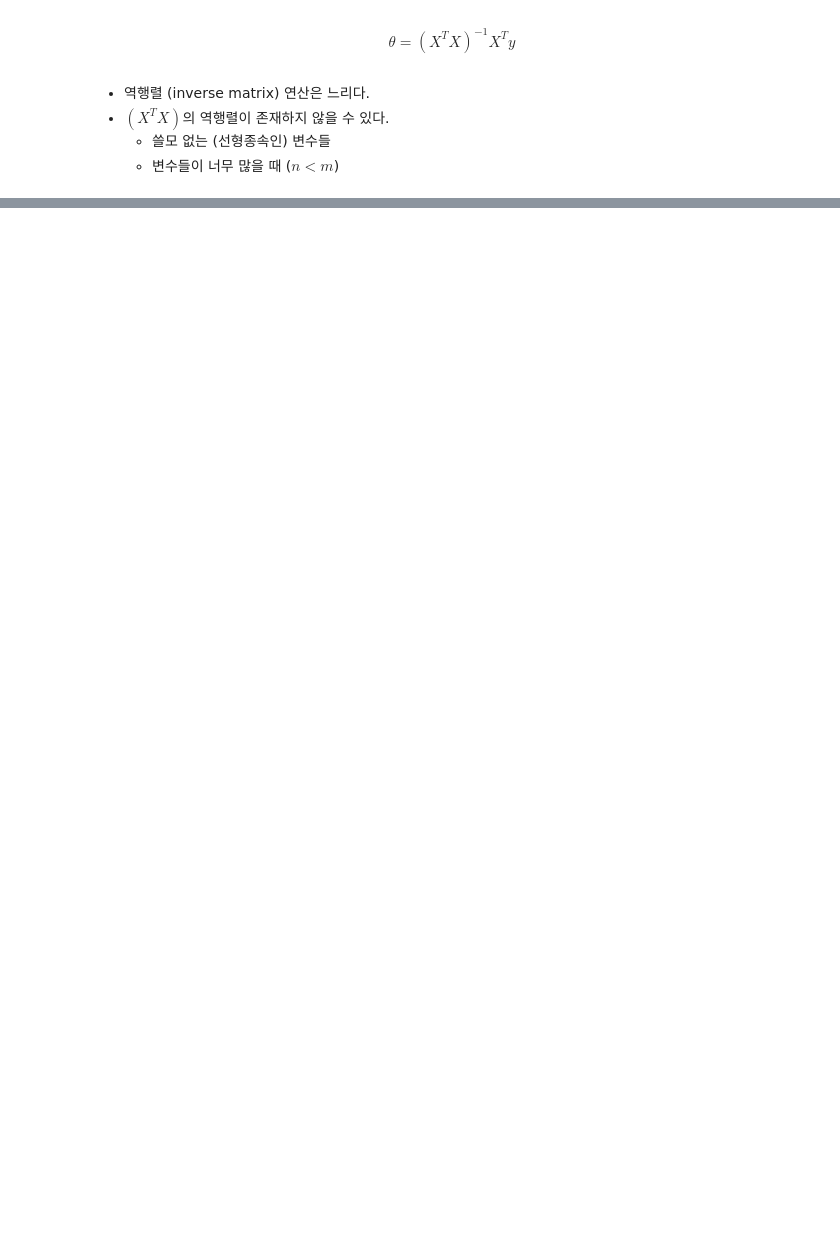
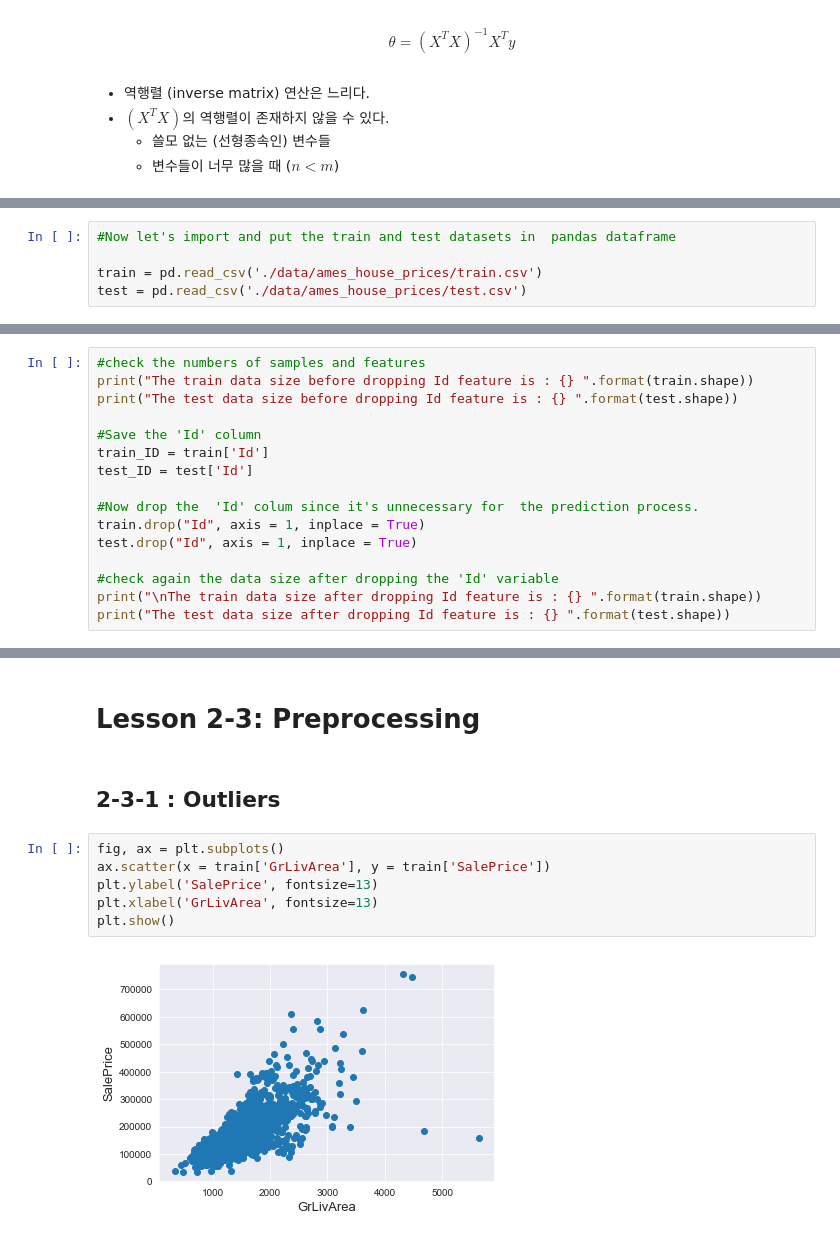
Before and after one commit to parksurk/da_structured-data, a Jupyter notebook: step2 - Regression.ipynb, the cells around one changed output, grey strips where cells are left out. Saved outputs shown, nothing was run; the diff lists cells and outputs as text; blank space fills up the shorter version.

```diff
--- a/step2 - Regression.ipynb
+++ b/step2 - Regression.ipynb
@@ -283,0 +347,5 @@ $$
+# %%
+#Now let's import and put the train and test datasets in  pandas dataframe
+
+train = pd.read_csv('./data/ames_house_prices/train.csv')
+test = pd.read_csv('./data/ames_house_prices/test.csv')
@@ -283,0 +395,16 @@ $$
+# %%
+#check the numbers of samples and features
+print("The train data size before dropping Id feature is : {} ".format(train.shape))
+print("The test data size before dropping Id feature is : {} ".format(test.shape))
+
+#Save the 'Id' column
+train_ID = train['Id']
+test_ID = test['Id']
+
+#Now drop the  'Id' colum since it's unnecessary for  the prediction process.
+train.drop("Id", axis = 1, inplace = True)
+test.drop("Id", axis = 1, inplace = True)
+
+#check again the data size after dropping the 'Id' variable
+print("\nThe train data size after dropping Id feature is : {} ".format(train.shape))
+print("The test data size after dropping Id feature is : {} ".format(test.shape))
@@ -283,0 +427,12 @@ $$
+# %% [markdown]
+# Lesson 2-3: Preprocessing
+# %% [markdown]
+## 2-3-1 : Outliers
+# %%
+fig, ax = plt.subplots()
+ax.scatter(x = train['GrLivArea'], y = train['SalePrice'])
+plt.ylabel('SalePrice', fontsize=13)
+plt.xlabel('GrLivArea', fontsize=13)
+plt.show()
+# %% [output]
+[figure, added]
```
Also changed, not shown: parts of 33 cells of this notebook, 6 other files.
